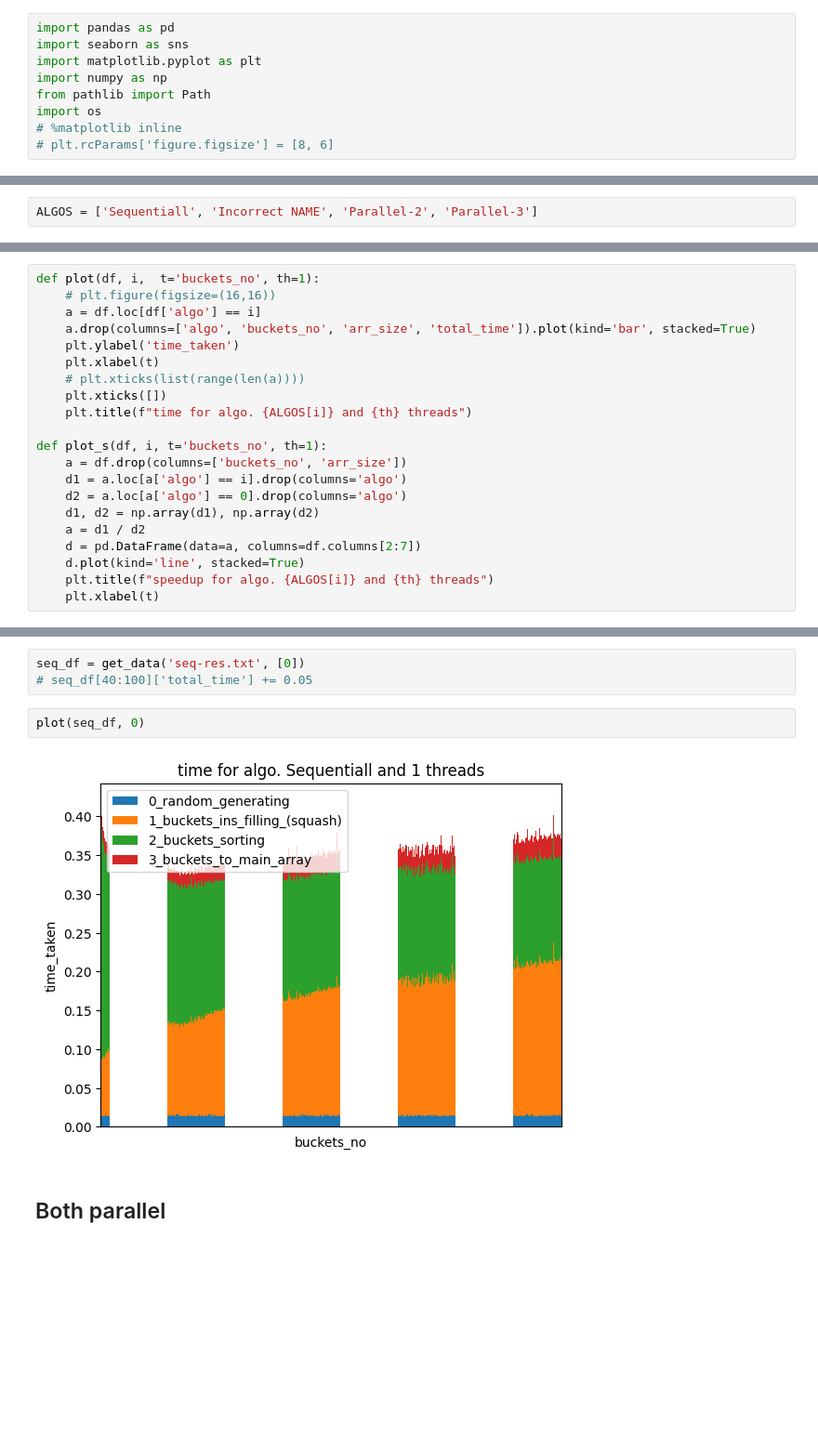
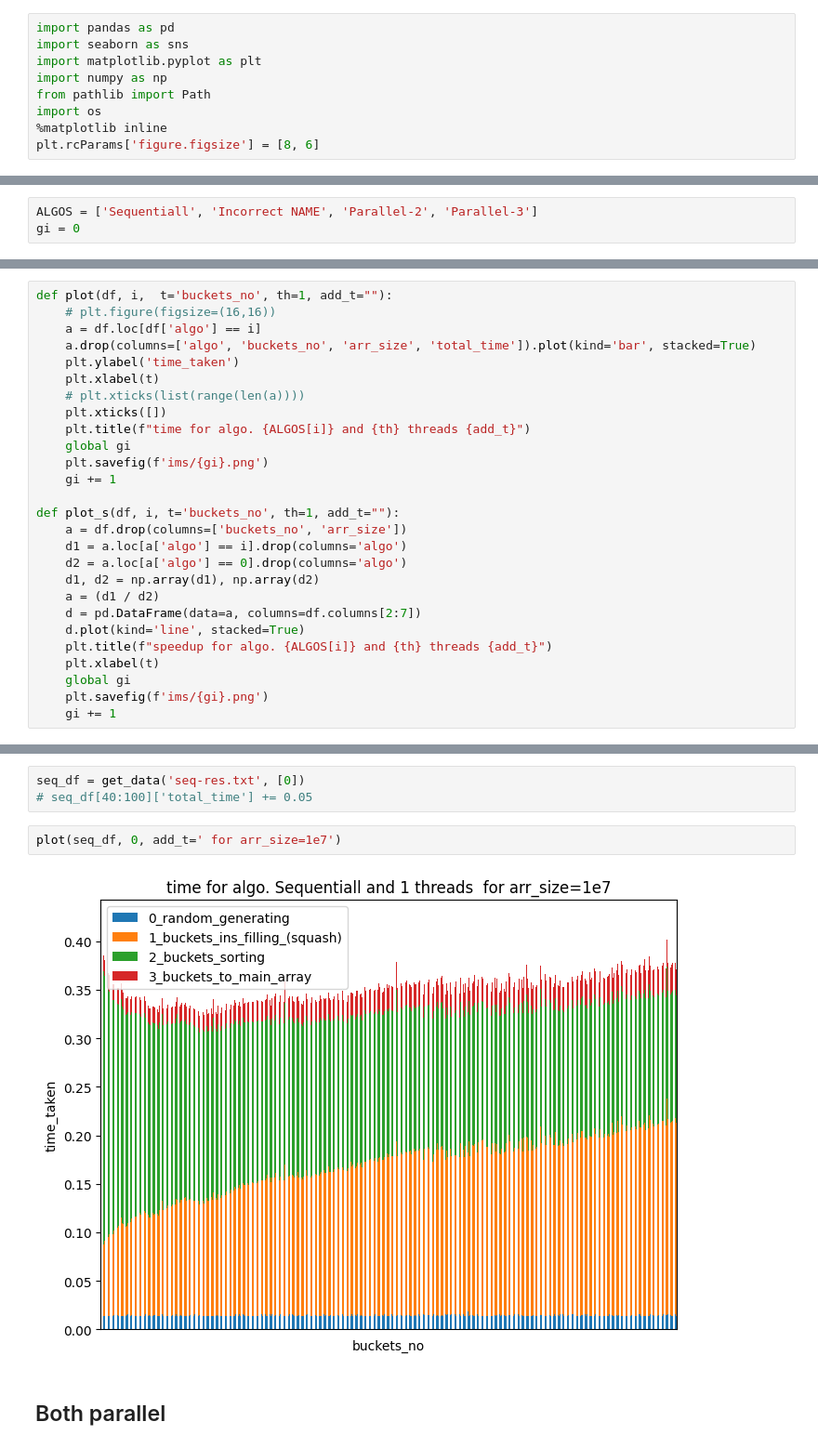
Before and after one commit to xsalonx/MPR-2023, a Jupyter notebook: lab2/vis2.ipynb, the cells around one changed output, grey strips where cells are left out. Shown at 93% size. Cells and saved outputs as stored; diff of their text form; blank space fills up the shorter version.

```diff
--- a/lab2/vis2.ipynb
+++ b/lab2/vis2.ipynb
@@ -5,8 +5,8 @@ import matplotlib.pyplot as plt
 import numpy as np
 from pathlib import Path
 import os
-# %matplotlib inline
-# plt.rcParams['figure.figsize'] = [8, 6]
+%matplotlib inline
+plt.rcParams['figure.figsize'] = [8, 6]
 # %%
 def map_entries(e):
     k, v = e.split(':')
@@ -19,6 +19,7 @@ def me2dict(d):
     return dict(list(map(map_entries, d.split(","))))
 # %%
 ALGOS = ['Sequentiall', 'Incorrect NAME', 'Parallel-2', 'Parallel-3']
+gi = 0
 # %%
 
 def get_speedup(m, a):
@@ -43,7 +44,7 @@ def get_data(file, algos):
     df = pd.DataFrame.from_dict(data_d[0])
     return df
 # %%
-def plot(df, i,  t='buckets_no', th=1):
+def plot(df, i,  t='buckets_no', th=1, add_t=""):
     # plt.figure(figsize=(16,16))
     a = df.loc[df['algo'] == i]
     a.drop(columns=['algo', 'buckets_no', 'arr_size', 'total_time']).plot(kind='bar', stacked=True)
@@ -51,27 +52,33 @@ def plot(df, i,  t='buckets_no', th=1):
     plt.xlabel(t)
     # plt.xticks(list(range(len(a))))
     plt.xticks([])
-    plt.title(f"time for algo. {ALGOS[i]} and {th} threads")
+    plt.title(f"time for algo. {ALGOS[i]} and {th} threads {add_t}")
+    global gi
+    plt.savefig(f'ims/{gi}.png')
+    gi += 1
 
-def plot_s(df, i, t='buckets_no', th=1):
+def plot_s(df, i, t='buckets_no', th=1, add_t=""):
     a = df.drop(columns=['buckets_no', 'arr_size'])
     d1 = a.loc[a['algo'] == i].drop(columns='algo')
     d2 = a.loc[a['algo'] == 0].drop(columns='algo')
     d1, d2 = np.array(d1), np.array(d2)
-    a = d1 / d2
+    a = (d1 / d2)
     d = pd.DataFrame(data=a, columns=df.columns[2:7])
     d.plot(kind='line', stacked=True)
-    plt.title(f"speedup for algo. {ALGOS[i]} and {th} threads")
+    plt.title(f"speedup for algo. {ALGOS[i]} and {th} threads {add_t}")
     plt.xlabel(t)
+    global gi
+    plt.savefig(f'ims/{gi}.png')
+    gi += 1
 # %% [markdown]
 ## Seq
 # %%
 seq_df = get_data('seq-res.txt', [0])
 # seq_df[40:100]['total_time'] += 0.05
 # %%
-plot(seq_df, 0)
+plot(seq_df, 0, add_t=' for arr_size=1e7')
 # %% [output]
-[figure, old version]
+[figure, new version]
 # %% [markdown]
 ## Both parallel
 # %%
```
Also changed, not shown: parts of 5 cells of this notebook, 21 other files.
